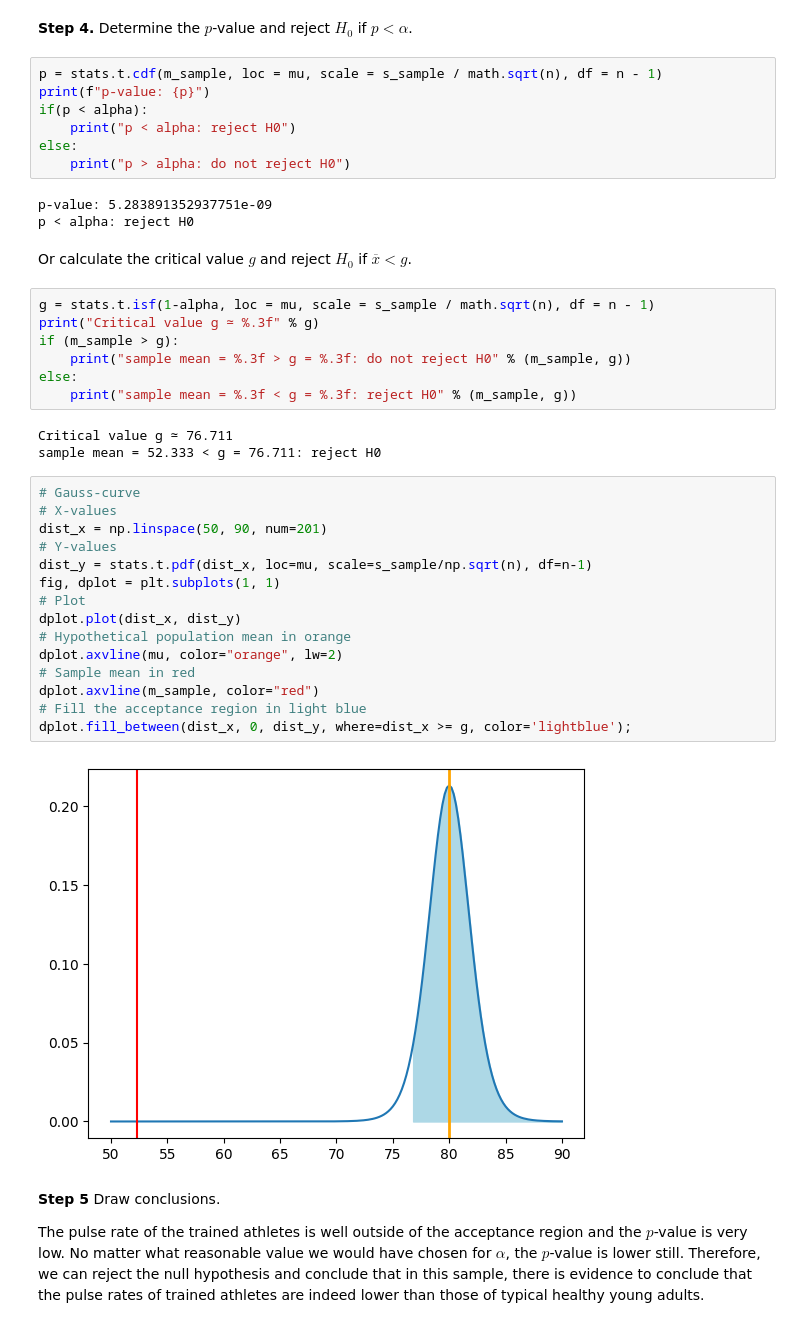
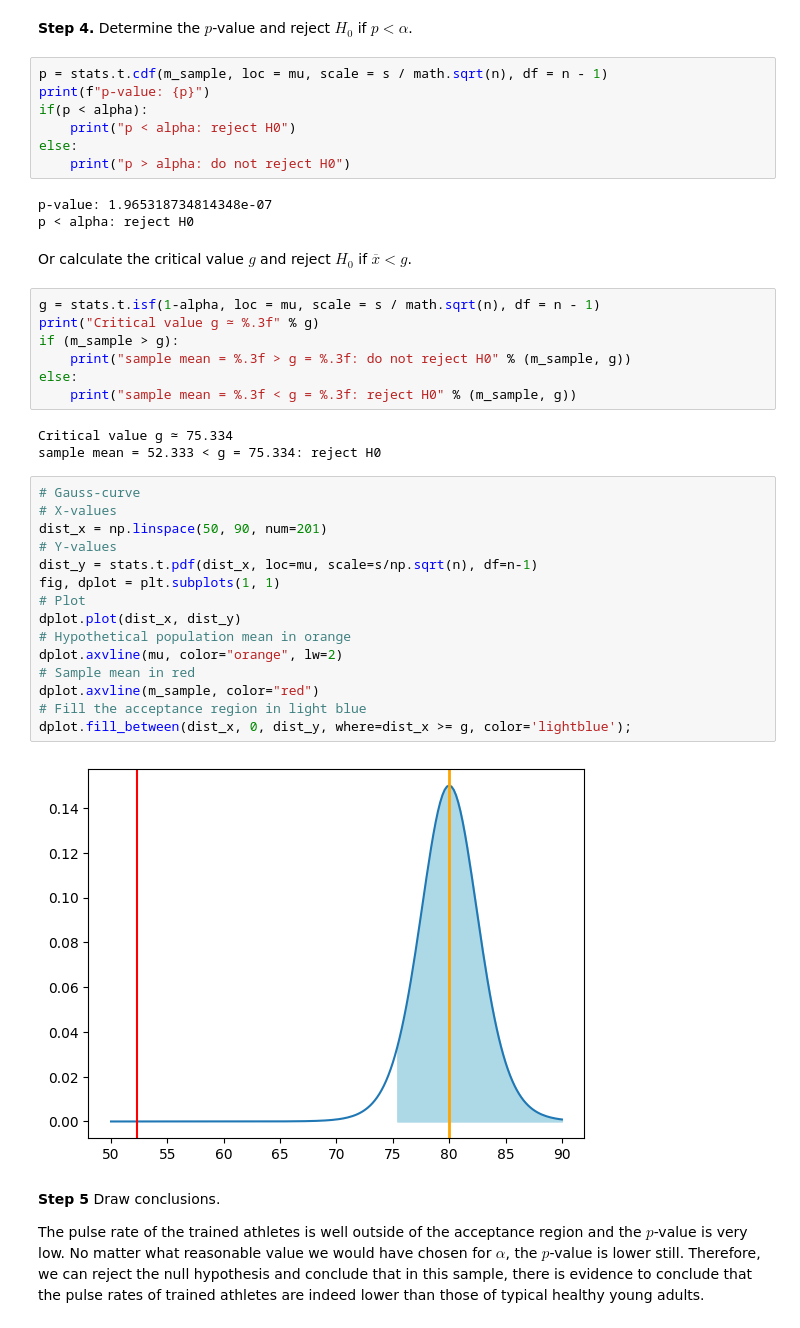
Before and after one commit to JasperHmn/dsailabs, a Jupyter notebook: 3-central-limit-testing/demo-3.03-hypothesis-testing.ipynb, the cells around one changed output. Cells and saved outputs as stored; diff of their text form.

```diff
--- a/3-central-limit-testing/demo-3.03-hypothesis-testing.ipynb
+++ b/3-central-limit-testing/demo-3.03-hypothesis-testing.ipynb
@@ -334,44 +334,44 @@ Sample mean: 52.333333333333336
 # %% [markdown]
 **Step 4.** Determine the $p$-value and reject $H_0$ if $p < \alpha$.
 # %%
-p = stats.t.cdf(m_sample, loc = mu, scale = s_sample / math.sqrt(n), df = n - 1)
+p = stats.t.cdf(m_sample, loc = mu, scale = s / math.sqrt(n), df = n - 1)
 print(f"p-value: {p}")
 if(p < alpha):
     print("p < alpha: reject H0")
 else:
     print("p > alpha: do not reject H0")
 # %% [output]
-p-value: 5.283891352937751e-09
+p-value: 1.965318734814348e-07
 p < alpha: reject H0
 # %% [markdown]
 Or calculate the critical value $g$ and reject $H_0$ if $\overline{x} < g$.
 # %%
-g = stats.t.isf(1-alpha, loc = mu, scale = s_sample / math.sqrt(n), df = n - 1)
+g = stats.t.isf(1-alpha, loc = mu, scale = s / math.sqrt(n), df = n - 1)
 print("Critical value g ≃ %.3f" % g)
 if (m_sample > g):
     print("sample mean = %.3f > g = %.3f: do not reject H0" % (m_sample, g))
 else:
     print("sample mean = %.3f < g = %.3f: reject H0" % (m_sample, g))
 # %% [output]
-Critical value g ≃ 76.711
-sample mean = 52.333 < g = 76.711: reject H0
+Critical value g ≃ 75.334
+sample mean = 52.333 < g = 75.334: reject H0
 # %%
 # Gauss-curve
 # X-values
 dist_x = np.linspace(50, 90, num=201)
 # Y-values
-dist_y = stats.t.pdf(dist_x, loc=mu, scale=s_sample/np.sqrt(n), df=n-1)
+dist_y = stats.t.pdf(dist_x, loc=mu, scale=s/np.sqrt(n), df=n-1)
 fig, dplot = plt.subplots(1, 1)
 # Plot
 dplot.plot(dist_x, dist_y)
 # Hypothetical population mean in orange
 dplot.axvline(mu, color="orange", lw=2)
 # Sample mean in red
 dplot.axvline(m_sample, color="red")
 # Fill the acceptance region in light blue
 dplot.fill_between(dist_x, 0, dist_y, where=dist_x >= g, color='lightblue');
 # %% [output]
-[figure, old version]
+[figure, new version]
 # %% [markdown]
 **Step 5** Draw conclusions.
 
```
Also changed, not shown: parts of 1 cell of this notebook.
